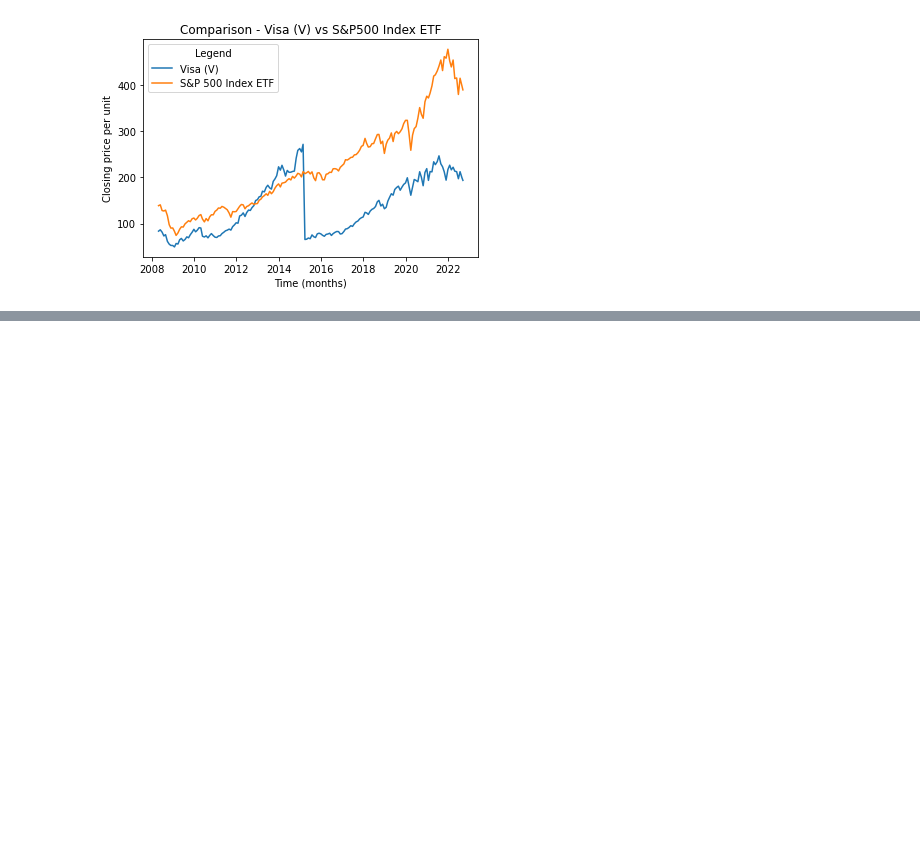
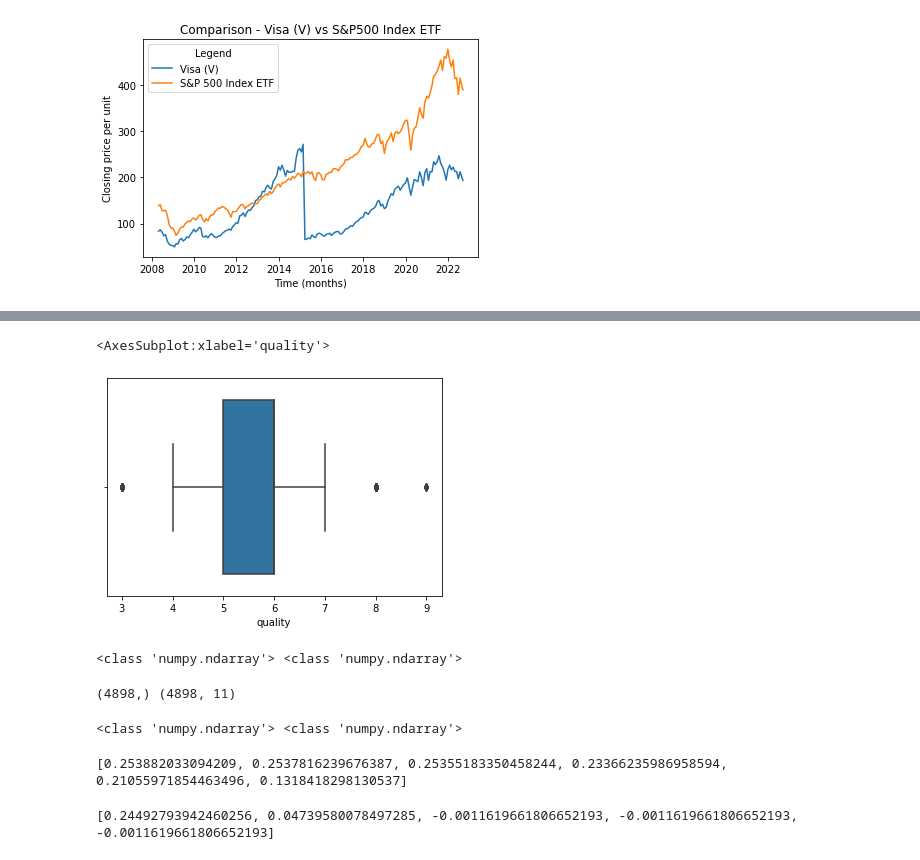
Before and after one commit to WagnerLD/UCDPA_LisaWagner, a Jupyter notebook: UCDPA_LisaWagner_Assignment/UCDPA_LisaWagner_Assignment.ipynb, the cells around one changed output, grey strips where cells are left out. Drawn from its saved outputs; the diff is of its cells as text; code cells hidden in the pictures; blank space fills up the shorter version.

```diff
--- a/UCDPA_LisaWagner_Assignment/UCDPA_LisaWagner_Assignment.ipynb
+++ b/UCDPA_LisaWagner_Assignment/UCDPA_LisaWagner_Assignment.ipynb
@@ -497,0 +673,8 @@ plt.show()
+# %%
+# use Box Plot to identify outliers - quality values 3, 8 and 9 are acting as outliers, as implied above
+
+import seaborn as sns
+sns.boxplot(df_wine['quality'])
+# %% [output]
+<AxesSubplot:xlabel='quality'>
+[figure, added]
@@ -497,0 +685,58 @@ plt.show()
+# %%
+# assign feature and target arrays for the model, check type is numpy
+
+X = df_wine.drop("quality", axis=1).values
+y = df_wine["quality"].values
+names = df_wine.drop("quality", axis=1).columns
+print(type(X), type(y))
+# %% [output]
+<class 'numpy.ndarray'> <class 'numpy.ndarray'>
+# %%
+# check shape - y (target) can be 1 dimensional, but X (features) must be two dimensional array for regression model to work
+
+print(y.shape, X.shape)
+# %% [output]
+(4898,) (4898, 11)
+# %%
+# create the train and test data sets
+
+X_train, X_test, y_train, y_test = train_test_split(X, y, test_size=0.3, random_state=42)
+print(type(X_train), type(y_train))
+# %% [output]
+<class 'numpy.ndarray'> <class 'numpy.ndarray'>
+# %%
+# Model #1 - Ridge Regression
+# scores show this model is not a good fit for the data.
+
+alphas = [0.1, 1.0, 10.0, 100.0, 1000.0, 10000.0]
+ridge_scores = []
+for alpha in alphas:
+
+  # Create a Ridge regression model
+  ridge = Ridge(alpha=alpha)
+
+  # Fit the data
+  ridge.fit(X_train, y_train)
+
+  # Obtain R-squared
+  score = ridge.score(X_test, y_test)
+  ridge_scores.append(score)
+print(ridge_scores)
+# %% [output]
+[0.253882033094209, 0.2537816239676387, 0.25355183350458244, 0.23366235986958594, 0.21055971854463496, 0.1318418298130537]
+# %%
+# Model #2 - Lasso Regression
+# scores show this model is also not a good fit for the data
+
+# Lasso Regression module
+
+scores = []
+
+for alpha in [0.01, 1.0, 10.0, 20.0, 50.0]:
+    lasso = Lasso(alpha=alpha)
+    lasso.fit(X_train,y_train)
+    lasso_pred=lasso.predict(X_test)
+    scores.append(lasso.score(X_test, y_test))
+print(scores)
+# %% [output]
+[0.24492793942460256, 0.04739580078497285, -0.0011619661806652193, -0.0011619661806652193, -0.0011619661806652193]
```
Also changed, not shown: parts of 51 cells of this notebook.
